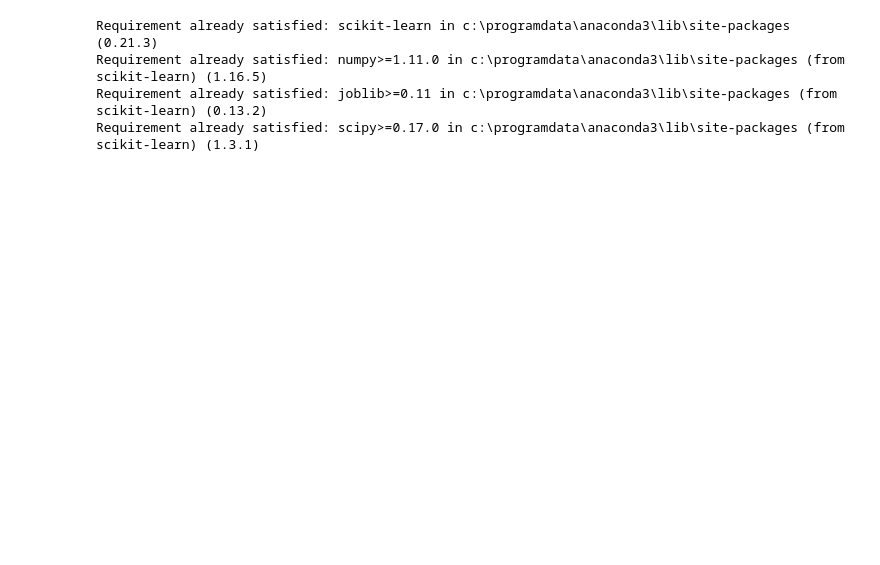
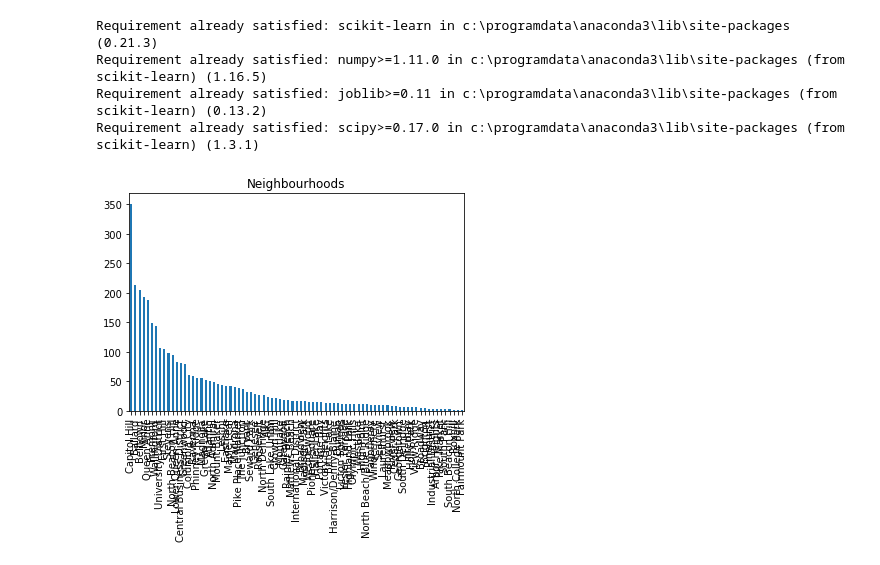
Before and after one commit to Thatothedev/airbnb, a Jupyter notebook: AirBnB.ipynb, the cells around one changed output. Cells and saved outputs as stored; diff of their text form; code cells hidden in the pictures; blank space fills up the shorter version.

Commit message:
neighborhood stats

```diff
--- a/AirBnB.ipynb
+++ b/AirBnB.ipynb
@@ -15,3 +18,11 @@ calendar_df = pd.read_csv(r'C:\Users\rammr001\OneDrive - Vodafone Group\Document
 #calendar_df.head
 reviews_df = pd.read_csv(r'C:\Users\rammr001\OneDrive - Vodafone Group\Documents\Data Science\dataset\reviews.csv')
 #reviews_df.head()
+# %%
+#Neighbourhood stats,
+neighbourhood_df =listings_df.neighbourhood.value_counts()
+
+neighbourhood_df.plot(kind="bar");
+plt.title("Neighbourhoods");
+# %% [output]
+[figure, added]
```
Also changed, not shown: parts of 2 cells of this notebook.
